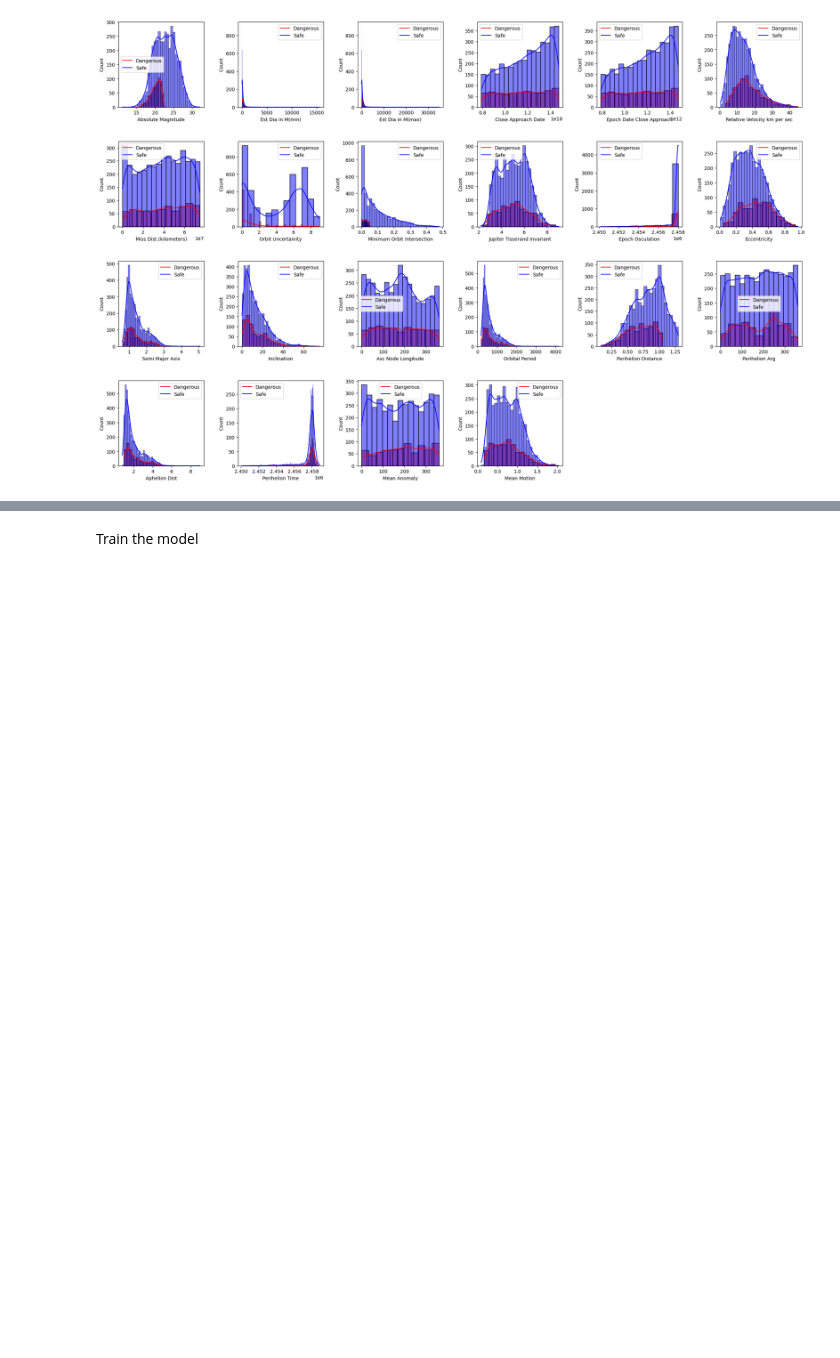
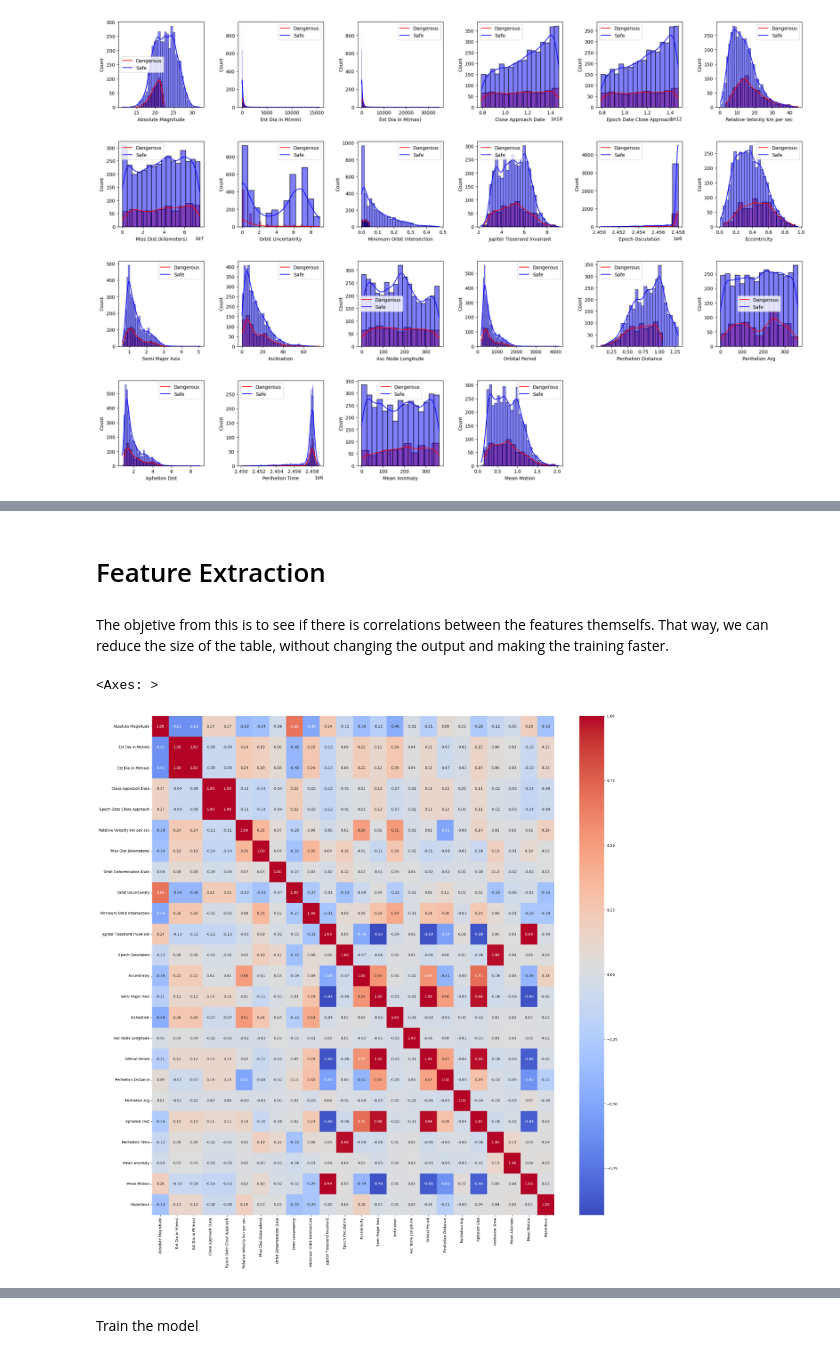
Before and after one commit to Monsterdied/AI, a Jupyter notebook: proj2/Nasa_Asteroids.ipynb, the cells around one changed output, grey strips where cells are left out. Drawn from its saved outputs; the diff is of its cells as text; code cells hidden in the pictures; blank space fills up the shorter version.

Commit message:
more pre-processing and feature extraction

```diff
--- a/proj2/Nasa_Asteroids.ipynb
+++ b/proj2/Nasa_Asteroids.ipynb
@@ -232,0 +292,13 @@ plt.show()
+# %% [markdown]
+# Feature Extraction
+# %% [markdown]
+The objetive from this is to see if there is correlations between the features themselfs. That way, we can reduce the size of the table, without changing the output and making the training faster.
+# %%
+correlation = new_df.corr()
+
+f, ax = plt.subplots(figsize=(25, 25))
+
+sb.heatmap(correlation, annot=True, cmap='coolwarm', fmt=".2f", ax=ax)
+# %% [output]
+<Axes: >
+[figure, added]
```
Also changed, not shown: parts of 13 cells of this notebook.
